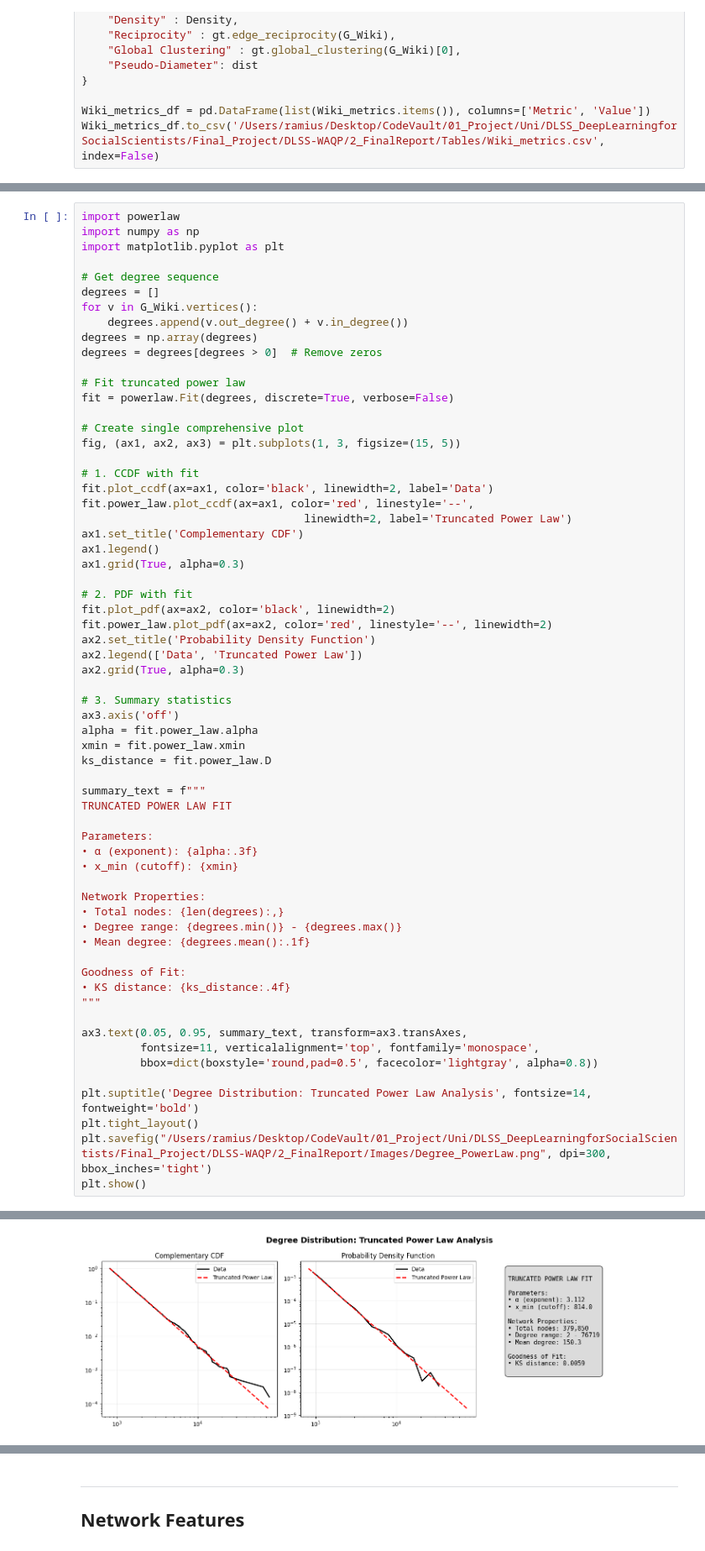
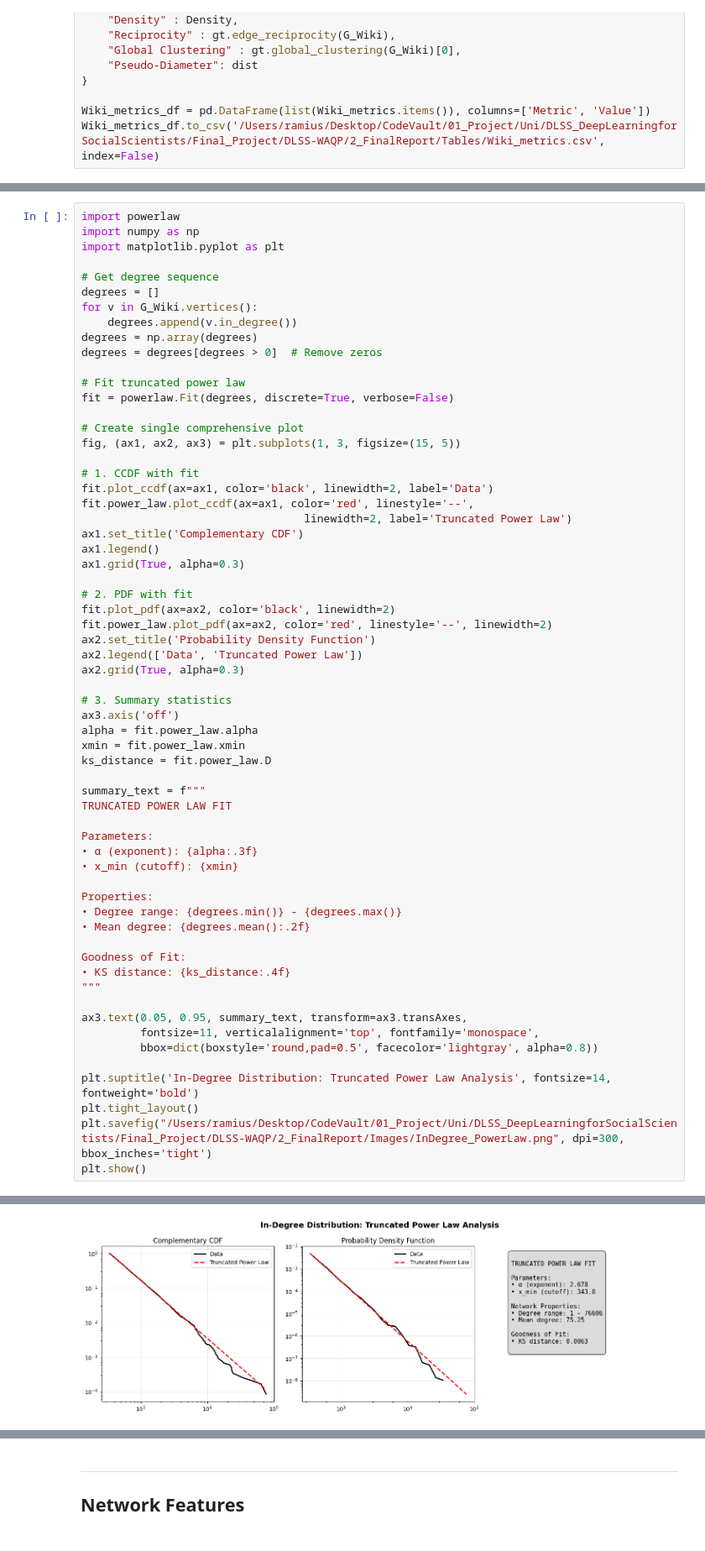
Before and after one commit to Ari-manius/DLSS-WAQP, a Jupyter notebook: 1_CodePipeline/1_WikiDataNet/NetworkDescriptives.ipynb, the cells around one changed output, grey strips where cells are left out. Shown at 84% size. Cells and saved outputs as stored; diff of their text form.

```diff
--- a/1_CodePipeline/1_WikiDataNet/NetworkDescriptives.ipynb
+++ b/1_CodePipeline/1_WikiDataNet/NetworkDescriptives.ipynb
@@ -57,7 +45,7 @@ import matplotlib.pyplot as plt
 # Get degree sequence
 degrees = []
 for v in G_Wiki.vertices():
-    degrees.append(v.out_degree() + v.in_degree())
+    degrees.append(v.in_degree())
 degrees = np.array(degrees)
 degrees = degrees[degrees > 0]  # Remove zeros
 
@@ -82,36 +70,35 @@ ax2.set_title('Probability Density Function')
 ax2.legend(['Data', 'Truncated Power Law'])
 ax2.grid(True, alpha=0.3)
 
 # 3. Summary statistics
 ax3.axis('off')
 alpha = fit.power_law.alpha
 xmin = fit.power_law.xmin
 ks_distance = fit.power_law.D
 
 summary_text = f"""
 TRUNCATED POWER LAW FIT
 
 Parameters:
 • α (exponent): {alpha:.3f}
 • x_min (cutoff): {xmin}
 
-Network Properties:
-• Total nodes: {len(degrees):,}
+Properties:
 • Degree range: {degrees.min()} - {degrees.max()}
-• Mean degree: {degrees.mean():.1f}
+• Mean degree: {degrees.mean():.2f}
 
 Goodness of Fit:
 • KS distance: {ks_distance:.4f}
 """
 
 ax3.text(0.05, 0.95, summary_text, transform=ax3.transAxes,
          fontsize=11, verticalalignment='top', fontfamily='monospace',
          bbox=dict(boxstyle='round,pad=0.5', facecolor='lightgray', alpha=0.8))
 
-plt.suptitle('Degree Distribution: Truncated Power Law Analysis', fontsize=14, fontweight='bold')
+plt.suptitle('In-Degree Distribution: Truncated Power Law Analysis', fontsize=14, fontweight='bold')
 plt.tight_layout()
-plt.savefig("/Users/ramius/Desktop/CodeVault/01_Project/Uni/DLSS_DeepLearningforSocialScientists/Final_Project/DLSS-WAQP/2_FinalReport/Images/Degree_PowerLaw.png", dpi=300, bbox_inches='tight')
+plt.savefig("/Users/ramius/Desktop/CodeVault/01_Project/Uni/DLSS_DeepLearningforSocialScientists/Final_Project/DLSS-WAQP/2_FinalReport/Images/InDegree_PowerLaw.png", dpi=300, bbox_inches='tight')
 plt.show()
 # %% [output]
 xmin progress: 99%
-[figure, old version]
+[figure, new version]
```
Also changed, not shown: parts of 3 cells of this notebook, 16 other files.
